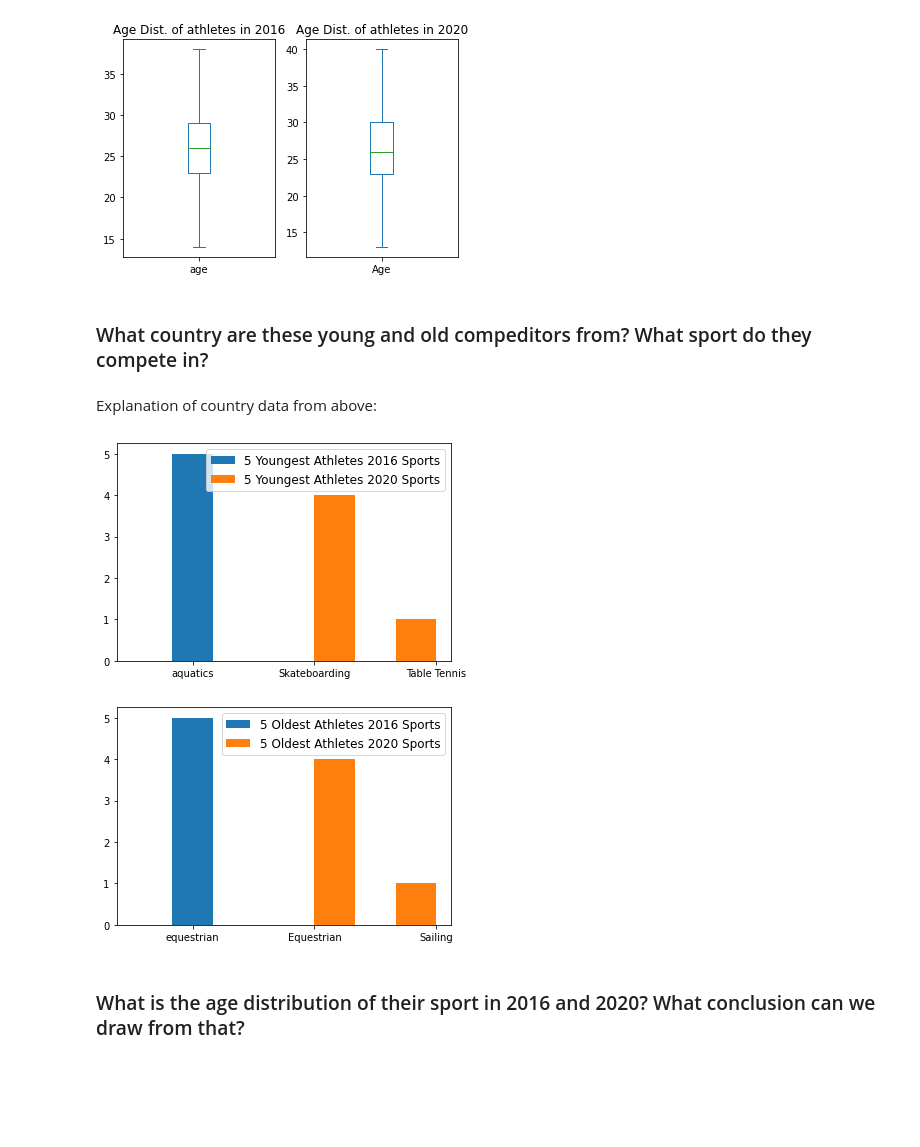
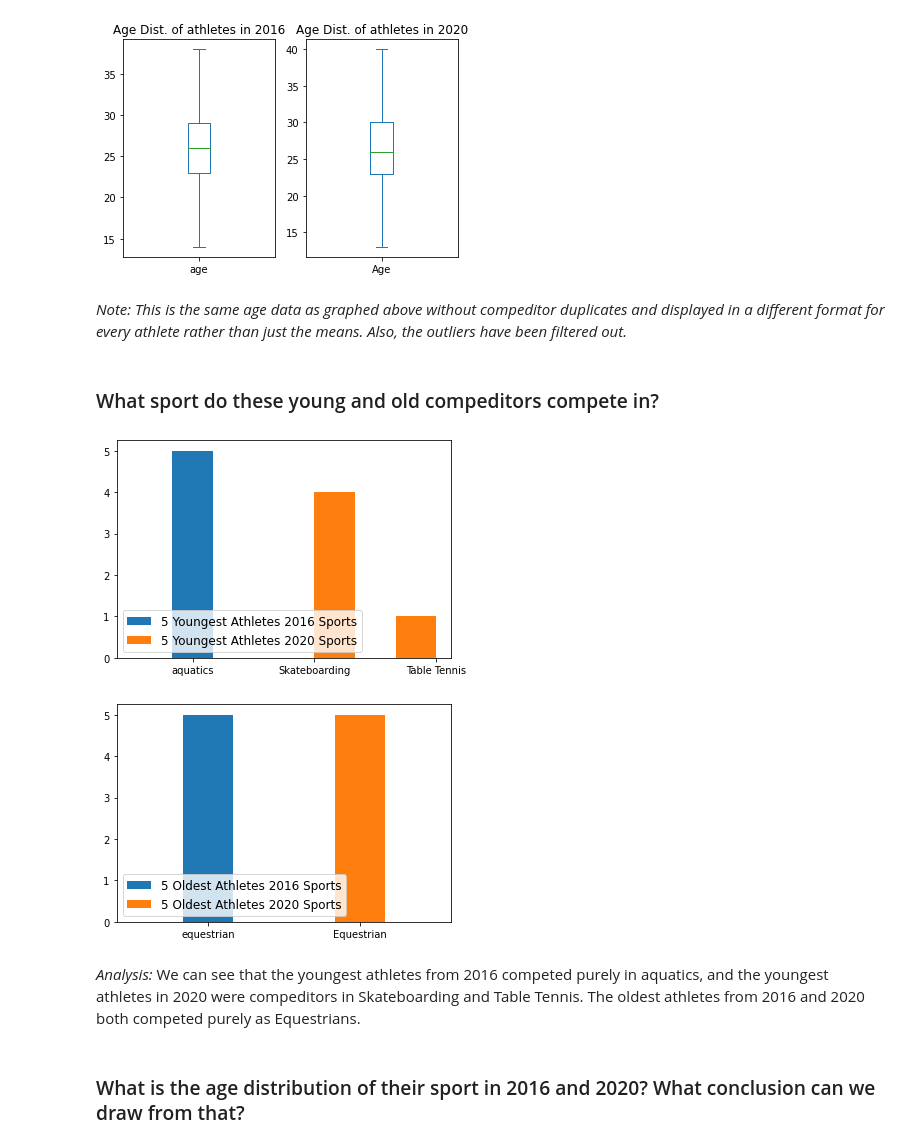
Before and after one commit to bdavis12302/2020-2016-Summer-Olympic-Data, a Jupyter notebook: DSCI235 Final Project - 2020 and 2016 Summer Olympic Data.ipynb, the cells around one changed output. Drawn from its saved outputs; the diff is of its cells as text; code cells hidden in the pictures; blank space fills up the shorter version.

```diff
--- a/DSCI235 Final Project - 2020 and 2016 Summer Olympic Data.ipynb
+++ b/DSCI235 Final Project - 2020 and 2016 Summer Olympic Data.ipynb
@@ -120,10 +156,10 @@ plt.legend(loc='upper right', fontsize='12');
 # %%
-olympics2020SortedByAgeNoDup = olympics2020.sort_values(by="Age", ascending = False).drop_duplicates(subset=['Name'])
-olympics2016SortedByAgeNoDup = olympics2016.sort_values(by="age", ascending = False)
-olympics2016Young5 = olympics2016SortedByAgeNoDup.loc[:,('name','sport','nationality','age')].tail(5)
-olympics2016Old5 = olympics2016SortedByAgeNoDup.loc[:,('name','sport','nationality','age')].head(5)
-olympics2020Young5 = olympics2020SortedByAgeNoDup.loc[:,('Name','Sport','Country','Age',)].tail(5)
-olympics2020Old5 = olympics2020SortedByAgeNoDup.loc[:,('Name','Sport','Country','Age',)].head(5)
+olympics2020SortedByAgeNoDup = olympics2020.sort_values(by="Age", ascending = True).drop_duplicates(subset=['Name'])
+olympics2016SortedByAgeNoDup = olympics2016.sort_values(by="age", ascending = True)
+olympics2016Young5 = olympics2016SortedByAgeNoDup.loc[:,('name','sport','nationality','age')].head(5)
+olympics2016Old5 = olympics2016SortedByAgeNoDup.loc[:,('name','sport','nationality','age')].tail(5)
+olympics2020Young5 = olympics2020SortedByAgeNoDup.loc[:,('Name','Sport','Country','Age',)].head(5)
+olympics2020Old5 = olympics2020SortedByAgeNoDup.loc[:,('Name','Sport','Country','Age',)].tail(5)
 print("The five youngest athletes and their countries in the 2016 summer olympics are:\n", olympics2016Young5,'\n')
 print("The five youngest athletes and their countries in the 2020 summer olympics are:\n", olympics2020Young5,'\n')
 print("The five oldest athletes and their countries in the 2016 summer olympics are:\n", olympics2016Old5,'\n')
@@ -168,10 +206,10 @@ olympics2020AgeSorted.plot.box(showfliers=False, title="Age Dist. of athletes in
 # %% [output]
 <AxesSubplot:title={'center':'Age Dist. of athletes in 2020'}>
 [figure]
+# %% [markdown]
+*Note: This is the same age data as graphed above without compeditor duplicates and displayed in a different format for every athlete rather than just the means. Also, the outliers have been filtered out.*
 # %% [markdown]
-### What country are these young and old compeditors from? What sport do they compete in?
+### What sport do these young and old compeditors compete in?
-# %% [markdown]
-Explanation of country data from above:
 # %%
 %matplotlib inline
 num_bins=3
@@ -179,18 +217,20 @@ young2016Olympics = olympics2016Young5['sport']
 young2020Olympics = olympics2020Young5['Sport']
 plt.hist(young2016Olympics, num_bins, label="5 Youngest Athletes 2016 Sports")
 plt.hist(young2020Olympics, num_bins, label="5 Youngest Athletes 2020 Sports")
-plt.legend(loc='upper right', fontsize='12');
+plt.legend(loc='lower left', fontsize='12');
 # %% [output]
-[figure, old version]
+[figure, new version]
 # %%
 %matplotlib inline
 num_bins=3
 old2016Olympics = olympics2016Old5['sport']
 old2020Olympics = olympics2020Old5['Sport']
 plt.hist(old2016Olympics, num_bins, label="5 Oldest Athletes 2016 Sports")
 plt.hist(old2020Olympics, num_bins, label="5 Oldest Athletes 2020 Sports")
-plt.legend(loc='upper right', fontsize='12');
+plt.legend(loc='lower left', fontsize='12');
 # %% [output]
-[figure, old version]
+[figure, new version]
+# %% [markdown]
+*Analysis:* We can see that the youngest athletes from 2016 competed purely in aquatics, and the youngest athletes in 2020 were compeditors in Skateboarding and Table Tennis. The oldest athletes from 2016 and 2020 both competed purely as Equestrians.
 # %% [markdown]
  ### What is the age distribution of their sport in 2016 and 2020? What conclusion can we draw from that?
```
Also changed, not shown: parts of 18 cells of this notebook.
